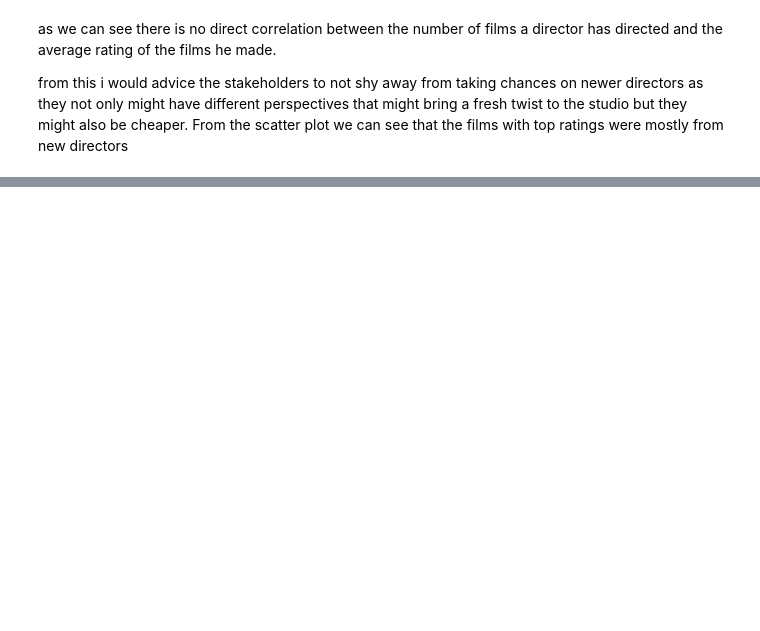
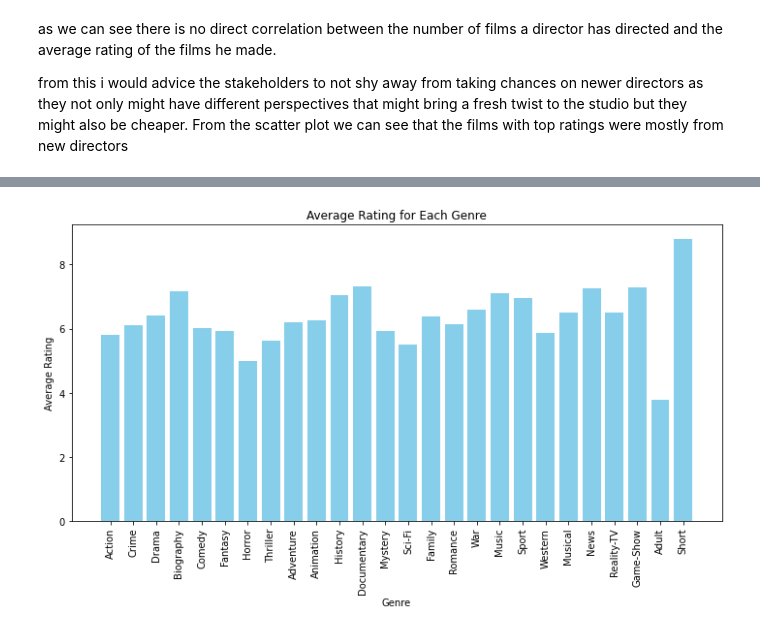
Before and after one commit to Sandrakiptumm/DSC-Phase-One-Project, a Jupyter notebook: student.ipynb, the cells around one changed output, grey strips where cells are left out. Saved outputs shown, nothing was run; the diff lists cells and outputs as text; code cells hidden in the pictures; blank space fills up the shorter version.

```diff
--- a/student.ipynb
+++ b/student.ipynb
@@ -828,0 +1002,45 @@ from this i would advice the stakeholders to not shy away from taking chances on
+# %%
+
+genre_ratings = {
+    "Action": 5.810360618202613,
+    "Crime": 6.115441335935799,
+    "Drama": 6.401559048980236,
+    "Biography": 7.162273562614873,
+    "Comedy": 6.002689415847302,
+    "Fantasy": 5.919473189087487,
+    "Horror": 5.00344018764659,
+    "Thriller": 5.639114031885117,
+    "Adventure": 6.196201205134906,
+    "Animation": 6.248307515777409,
+    "History": 7.040955752212392,
+    "Documentary": 7.332090350926571,
+    "Mystery": 5.920401447844683,
+    "Sci-Fi": 5.4897552130552985,
+    "Family": 6.394724501758511,
+    "Romance": 6.146607983001951,
+    "War": 6.584290738569757,
+    "Music": 7.091971544715459,
+    "Sport": 6.961492790500417,
+    "Western": 5.868214285714282,
+    "Musical": 6.498335644937577,
+    "News": 7.2713298791018985,
+    "Reality-TV": 6.499999999999999,
+    "Game-Show": 7.3,
+    "Adult": 3.766666666666667,
+    "Short": 8.8
+}
+
+genres = list(genre_ratings.keys())
+ratings = list(genre_ratings.values())
+
+
+plt.figure(figsize=(10, 6))
+plt.bar(genres, ratings, color="skyblue")
+plt.xlabel("Genre")
+plt.ylabel("Average Rating")
+plt.title("Average Rating for Each Genre")
+plt.xticks(rotation=90)  # Rotate x-axis labels for better readability
+plt.tight_layout()  # Adjust layout to prevent clipping of labels
+plt.show()
+# %% [output]
+[figure, added]
```
Also changed, not shown: parts of 23 cells of this notebook.
